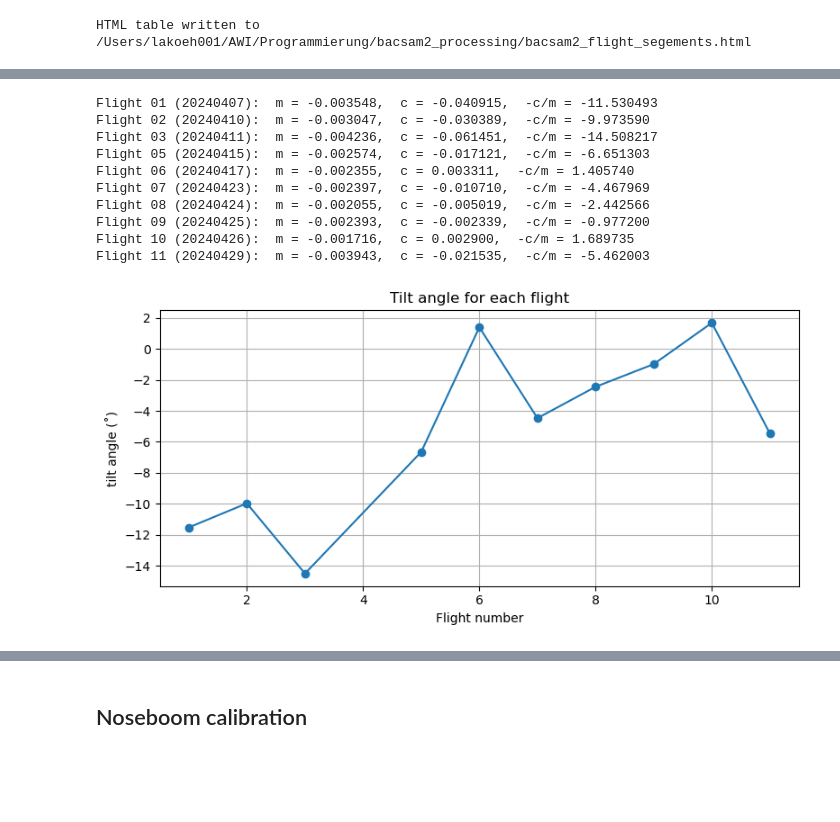
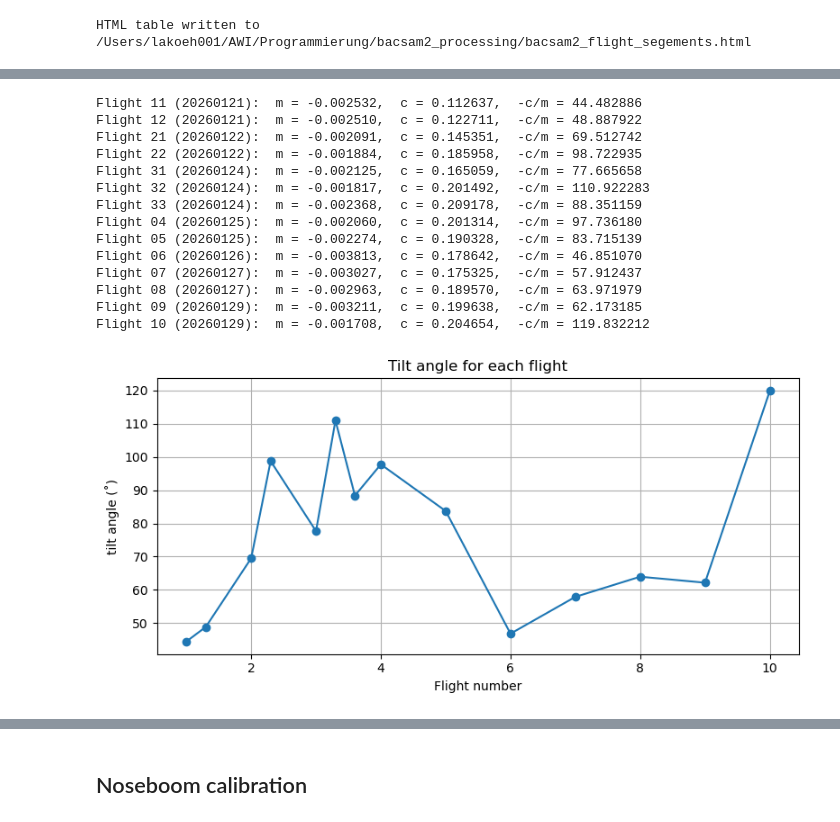
Before and after one commit to LauraKoehler/sanat_processing, a Jupyter notebook: notebooks/Manual_processing_steps_sanat.ipynb, the cells around one changed output, grey strips where cells are left out. Saved outputs shown, nothing was run; the diff lists cells and outputs as text; code cells hidden in the pictures; blank space fills up the shorter version.

```diff
--- a/notebooks/Manual_processing_steps_sanat.ipynb
+++ b/notebooks/Manual_processing_steps_sanat.ipynb
@@ -71,7 +71,7 @@ bad
 # %% [markdown]
 ## Import the data
 # %%
-flight = 9
+flight = 12
 config_file = f"{campaign_dir}/config_sanat.yaml"
 # %%
 config = h.import_dictionary(config_file)
@@ -463,29 +467,0 @@ In the end, I didn't correct for the twisted since I assume that this is covered
-# %%
-mus = xr.DataArray(
-    np.linspace(-10, 10, 21),
-    dims="mu"
-)
-date_dict = {1: "20240407", 2: "20240410", 3: "20240411", 40: "20240413", 41: "20240413", 42: "20240413", 5: "20240415", 6: "20240417", 7: "20240423", 8: "20240424", 9: "20240425", 10: "20240426", 11: "20240429"}
-
-result_sum = 0
-for flight in [1, 2, 3, 40, 41, 42, 5, 6, 7, 8, 9, 10, 11]:
-    date = date_dict[flight]
-    fn = outdir_raw+"/"+campaign+"_"+flight_date+f"_RF{flight:02}_calibrated_raw_data.nc"
-    data = xr.open_dataset(fn)
-    start = np.datetime64(config["flights"][flight]["start"])
-    stop = np.datetime64(config["flights"][flight]["stop"])
-#    sel = data.sel(time = slice(start + np.timedelta64(5,"m"),stop - np.timedelta64(5,"m")))
-    sel = data.where(data.qcN > 1500)
-    result = (
-        (np.cos(np.deg2rad(mus)) * data.qbN - np.sin(np.deg2rad(mus)) * sel.qaN) / sel.qcN
-    ).mean(axis = 1)
-    test = (
-        (np.cos(np.deg2rad(mus)) * data.qbN - np.sin(np.deg2rad(mus)) * sel.qaN) / sel.qcN
-    )
-    result_sum = result + result_sum
-
-beta_mean = result_sum/13
-# %%
-beta_mean = xr.Dataset(coords = {"mu": mus}, data_vars = {"beta_mean": (["mu"], beta_mean.values)})
-# %%
-m,c  = np.polyfit(beta_mean.mu.values,beta_mean.beta_mean.values,1)
@@ -504,50 +470,53 @@ mus = xr.DataArray(
     np.linspace(-10, 10, 21),
     dims="mu"
 )
-date_dict = {1: "20240407", 2: "20240410", 3: "20240411", 40: "20240413", 41: "20240413", 42: "20240413", 5: "20240415", 6: "20240417", 7: "20240423", 8: "20240424", 9: "20240425", 10: "20240426", 11: "20240429"}
-
+date_dict = {11: "20260121", 12: "20260121", 21: "20260122", 22: "20260122", 31: "20260124", 32: "20260124", 33: "20260124", 4: "20260125", 5: "20260125", 6: "20260126", 7: "20260127", 8: "20260127", 9: "20260129", 10: "20260129"}
 results = {}
 
-for flight in [1, 2, 3, 5, 6, 7, 8, 9, 10, 11]:
-    date = date_dict[flight]
+for flight in [11, 12, 21, 22, 31, 32, 33, 4, 5, 6, 7, 8, 9, 10]:
+    flight_date = date_dict[flight]
     fn = outdir_raw+"/"+campaign+"_"+flight_date+f"_RF{flight:02}_calibrated_raw_data.nc"
     data = xr.open_dataset(fn)
     sel = data.where(data.qcN > 1700)
 
     result = (
         (np.cos(np.deg2rad(mus)) * data.qbN - np.sin(np.deg2rad(mus)) * sel.qaN) / sel.qcN
     ).mean(axis=1)
 
     beta_mean = xr.Dataset(
         coords={"mu": mus},
         data_vars={"beta_mean": (["mu"], result.values)}
     )
 
     m, c = np.polyfit(beta_mean.mu.values, beta_mean.beta_mean.values, 1)
     results[flight] = {"m": m, "c": c}
-    print(f"Flight {flight:02} ({date}):  m = {m:.6f},  c = {c:.6f},  -c/m = {-c/m:.6f}")
+    print(f"Flight {flight:02} ({flight_date}):  m = {m:.6f},  c = {c:.6f},  -c/m = {-c/m:.6f}")
 
 # Plot
 flights = list(results.keys())
 zero_crossings = [-results[f]["c"] / results[f]["m"] for f in flights]
 
 fig, ax = plt.subplots(figsize=(8, 4))
-ax.plot(flights, zero_crossings, marker="o", linestyle="-")
+ax.plot([1.0, 1.3, 2.0, 2.3, 3.0, 3.3, 3.6, 4, 5, 6, 7, 8, 9, 10], zero_crossings, marker="o", linestyle="-")
 ax.set_xlabel("Flight number")
 ax.set_ylabel("tilt angle (˚)")
 ax.set_title("Tilt angle for each flight")
 ax.grid(True)
 plt.tight_layout()
 plt.show()
 # %% [output]
-Flight 01 (20240407):  m = -0.003548,  c = -0.040915,  -c/m = -11.530493
-Flight 02 (20240410):  m = -0.003047,  c = -0.030389,  -c/m = -9.973590
-Flight 03 (20240411):  m = -0.004236,  c = -0.061451,  -c/m = -14.508217
-Flight 05 (20240415):  m = -0.002574,  c = -0.017121,  -c/m = -6.651303
-Flight 06 (20240417):  m = -0.002355,  c = 0.003311,  -c/m = 1.405740
-Flight 07 (20240423):  m = -0.002397,  c = -0.010710,  -c/m = -4.467969
-Flight 08 (20240424):  m = -0.002055,  c = -0.005019,  -c/m = -2.442566
-Flight 09 (20240425):  m = -0.002393,  c = -0.002339,  -c/m = -0.977200
-Flight 10 (20240426):  m = -0.001716,  c = 0.002900,  -c/m = 1.689735
-Flight 11 (20240429):  m = -0.003943,  c = -0.021535,  -c/m = -5.462003
+Flight 11 (20260121):  m = -0.002532,  c = 0.112637,  -c/m = 44.482886
+Flight 12 (20260121):  m = -0.002510,  c = 0.122711,  -c/m = 48.887922
+Flight 21 (20260122):  m = -0.002091,  c = 0.145351,  -c/m = 69.512742
+Flight 22 (20260122):  m = -0.001884,  c = 0.185958,  -c/m = 98.722935
+Flight 31 (20260124):  m = -0.002125,  c = 0.165059,  -c/m = 77.665658
+Flight 32 (20260124):  m = -0.001817,  c = 0.201492,  -c/m = 110.922283
+Flight 33 (20260124):  m = -0.002368,  c = 0.209178,  -c/m = 88.351159
+Flight 04 (20260125):  m = -0.002060,  c = 0.201314,  -c/m = 97.736180
+Flight 05 (20260125):  m = -0.002274,  c = 0.190328,  -c/m = 83.715139
+Flight 06 (20260126):  m = -0.003813,  c = 0.178642,  -c/m = 46.851070
+Flight 07 (20260127):  m = -0.003027,  c = 0.175325,  -c/m = 57.912437
+Flight 08 (20260127):  m = -0.002963,  c = 0.189570,  -c/m = 63.971979
+Flight 09 (20260129):  m = -0.003211,  c = 0.199638,  -c/m = 62.173185
+Flight 10 (20260129):  m = -0.001708,  c = 0.204654,  -c/m = 119.832212
-[figure, old version]
+[figure, new version]
```
Also changed, not shown: parts of 136 cells of this notebook, 8 other files.
